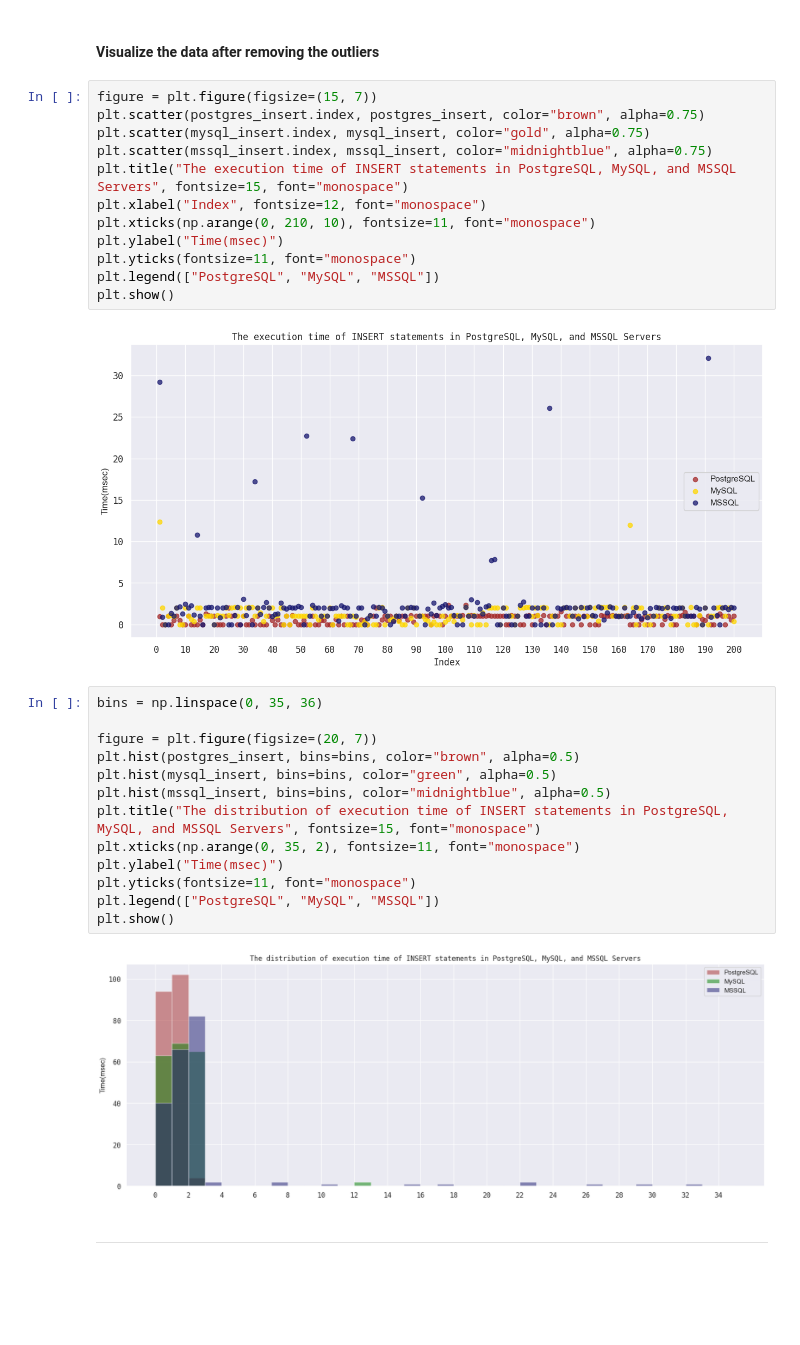
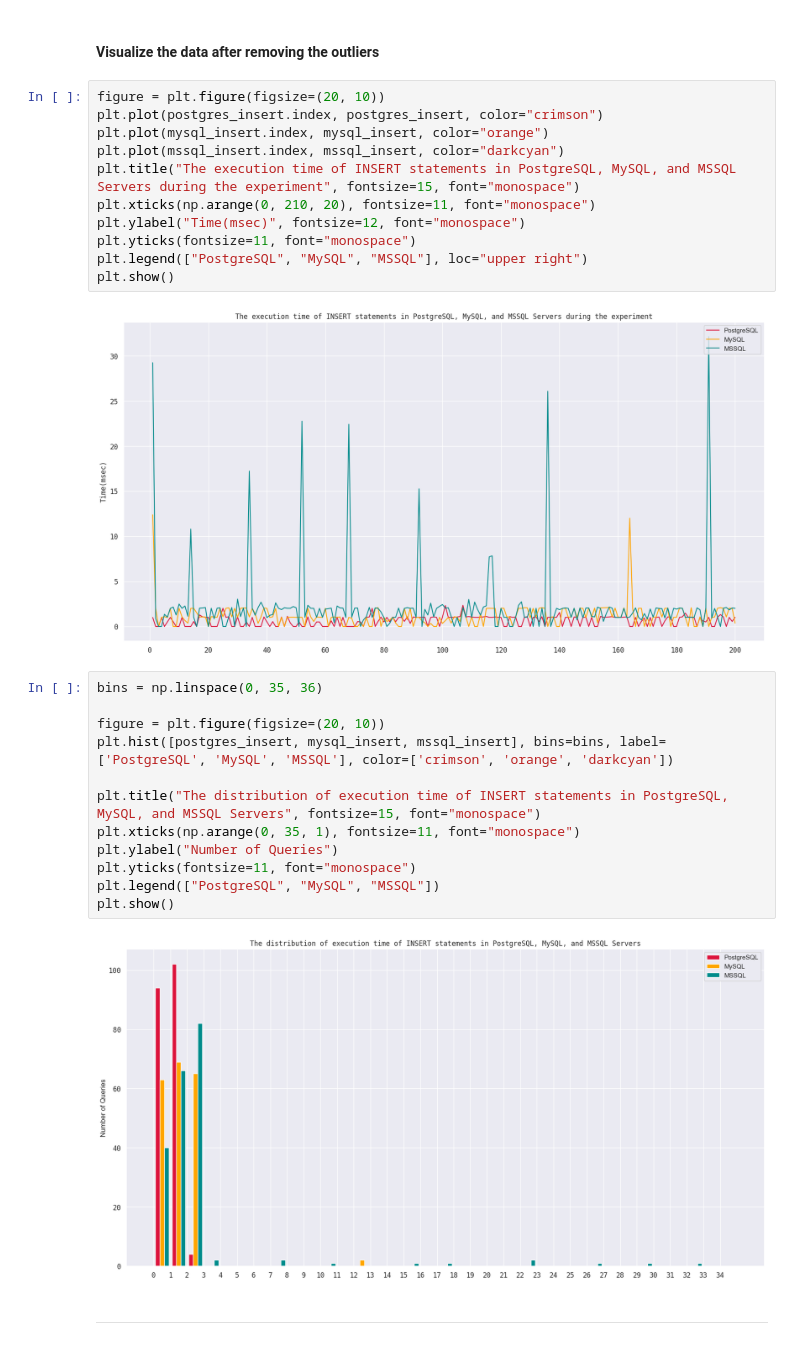
Before and after one commit to eslamdyab21/AMRs-in-Warehouse-Systems, a Jupyter notebook: database-servers-comparison/servers-performance-analysis.ipynb, the cells around one changed output. Cells and saved outputs as stored; diff of their text form; blank space fills up the shorter version.

Commit message:
edited some graphs in the analysis notebook -fixes #36

```diff
--- a/database-servers-comparison/servers-performance-analysis.ipynb
+++ b/database-servers-comparison/servers-performance-analysis.ipynb
@@ -64,34 +64,32 @@ It took 114.891 msec, and happened after 16 insertions
 # %% [markdown]
 #### Visualize the data after removing the outliers ####
 # %%
-figure = plt.figure(figsize=(15, 7))
-plt.scatter(postgres_insert.index, postgres_insert, color="brown", alpha=0.75)
-plt.scatter(mysql_insert.index, mysql_insert, color="gold", alpha=0.75)
-plt.scatter(mssql_insert.index, mssql_insert, color="midnightblue", alpha=0.75)
-plt.title("The execution time of INSERT statements in PostgreSQL, MySQL, and MSSQL Servers", fontsize=15, font="monospace")
-plt.xlabel("Index", fontsize=12, font="monospace")
-plt.xticks(np.arange(0, 210, 10), fontsize=11, font="monospace")
-plt.ylabel("Time(msec)")
+figure = plt.figure(figsize=(20, 10))
+plt.plot(postgres_insert.index, postgres_insert, color="crimson")
+plt.plot(mysql_insert.index, mysql_insert, color="orange")
+plt.plot(mssql_insert.index, mssql_insert, color="darkcyan")
+plt.title("The execution time of INSERT statements in PostgreSQL, MySQL, and MSSQL Servers during the experiment", fontsize=15, font="monospace")
+plt.xticks(np.arange(0, 210, 20), fontsize=11, font="monospace")
+plt.ylabel("Time(msec)", fontsize=12, font="monospace")
 plt.yticks(fontsize=11, font="monospace")
-plt.legend(["PostgreSQL", "MySQL", "MSSQL"])
+plt.legend(["PostgreSQL", "MySQL", "MSSQL"], loc="upper right")
 plt.show()
 # %% [output]
-[figure, old version]
+[figure, new version]
 # %%
 bins = np.linspace(0, 35, 36)
 
-figure = plt.figure(figsize=(20, 7))
-plt.hist(postgres_insert, bins=bins, color="brown", alpha=0.5)
-plt.hist(mysql_insert, bins=bins, color="green", alpha=0.5)
-plt.hist(mssql_insert, bins=bins, color="midnightblue", alpha=0.5)
+figure = plt.figure(figsize=(20, 10))
+plt.hist([postgres_insert, mysql_insert, mssql_insert], bins=bins, label=['PostgreSQL', 'MySQL', 'MSSQL'], color=['crimson', 'orange', 'darkcyan'])
+
 plt.title("The distribution of execution time of INSERT statements in PostgreSQL, MySQL, and MSSQL Servers", fontsize=15, font="monospace")
-plt.xticks(np.arange(0, 35, 2), fontsize=11, font="monospace")
-plt.ylabel("Time(msec)")
+plt.xticks(np.arange(0, 35, 1), fontsize=11, font="monospace")
+plt.ylabel("Number of Queries")
 plt.yticks(fontsize=11, font="monospace")
 plt.legend(["PostgreSQL", "MySQL", "MSSQL"])
 plt.show()
 # %% [output]
-[figure, old version]
+[figure, new version]
 # %% [markdown]
 <hr>
 # %% [markdown]
```
Also changed, not shown: parts of 3 cells of this notebook.
